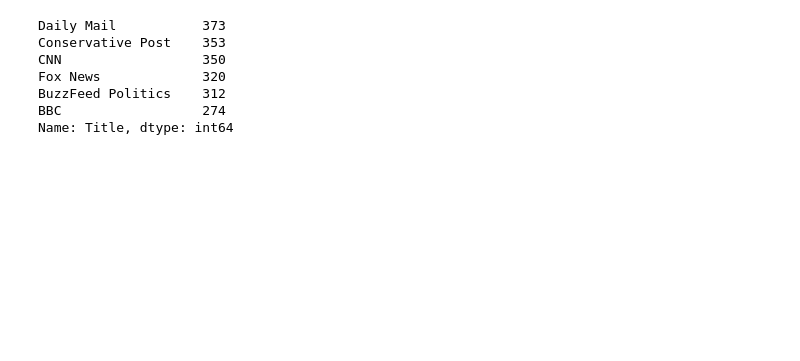
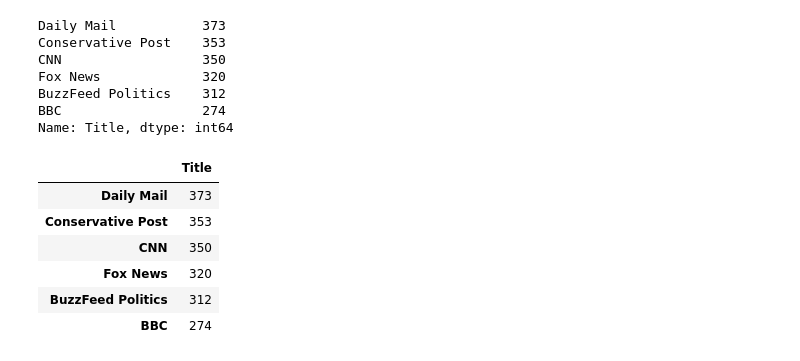
Before and after one commit to aliciasply/Final-Project, a Jupyter notebook: Code/Final-Visualization-Data-Cleaning-Alicia .ipynb, the cells around one changed output. Cells and saved outputs as stored; diff of their text form; code cells hidden in the pictures; blank space fills up the shorter version.

```diff
--- a/Code/Final-Visualization-Data-Cleaning-Alicia .ipynb
+++ b/Code/Final-Visualization-Data-Cleaning-Alicia .ipynb
@@ -193,3 +199,16 @@ Fox News             320
 BuzzFeed Politics    312
 BBC                  274
 Name: Title, dtype: int64
+# %%
+# Make a new dataframe for plotting
+all_news_title = pd.DataFrame(all_news_title)
+all_news_title = all_news_title.sort_values(by='Title', ascending=False)
+all_news_title
+# %% [output]
+|  | Title |
+| Daily Mail | 373 |
+| Conservative Post | 353 |
+| CNN | 350 |
+| Fox News | 320 |
+| BuzzFeed Politics | 312 |
+| BBC | 274 |
```
Also changed, not shown: parts of 5 cells of this notebook, 1 other file.
